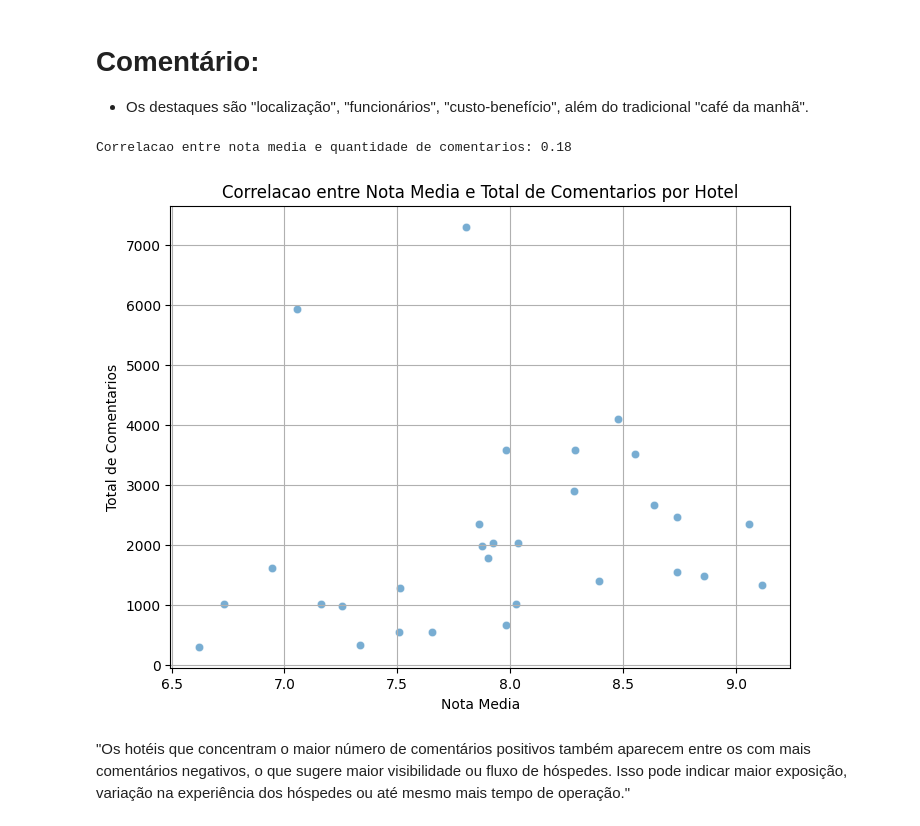
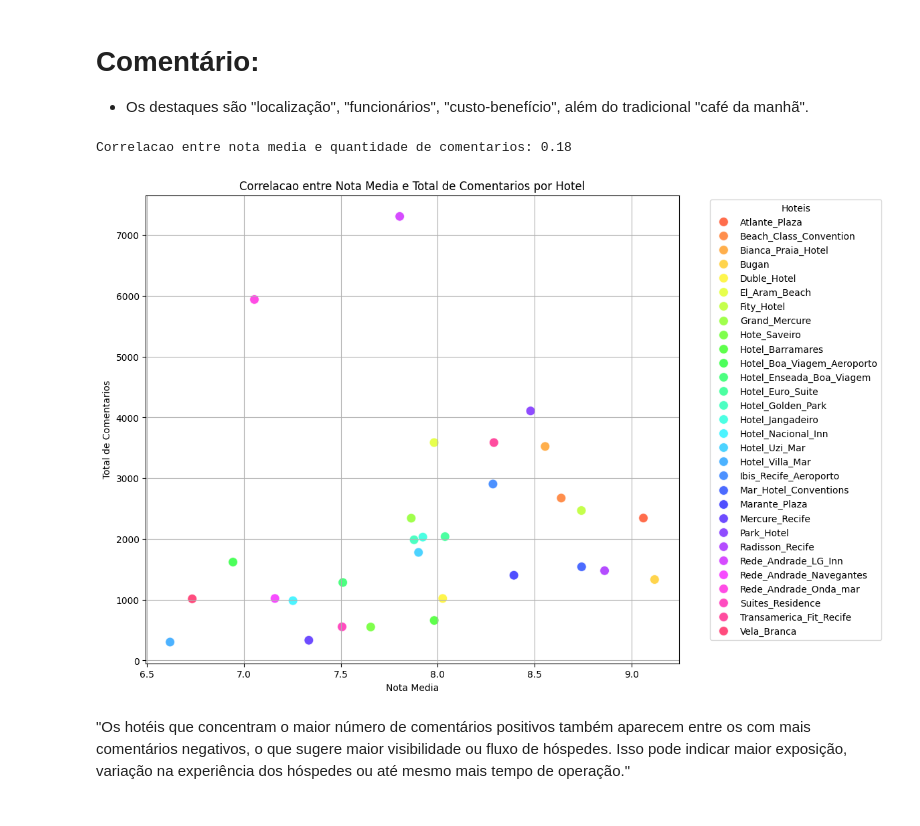
Before and after one commit to vicent777/tcc, a Jupyter notebook: espacializacao_hoteis/analise_exploratoria_20250416.ipynb, the cells around one changed output. Drawn from its saved outputs; the diff is of its cells as text; code cells hidden in the pictures.

```diff
--- a/espacializacao_hoteis/analise_exploratoria_20250416.ipynb
+++ b/espacializacao_hoteis/analise_exploratoria_20250416.ipynb
@@ -236,25 +236,27 @@ plt.show()
 # %%
 # Quantidade total de comentários por hotel
 comentarios_totais = data.groupby('hotel')[['comentario_positivo', 'comentario_negativo']].count()
 comentarios_totais['total_comentarios'] = comentarios_totais['comentario_positivo'] + comentarios_totais['comentario_negativo']
 nota_media = data.groupby('hotel')['nota'].mean()
 df_corr = comentarios_totais.join(nota_media)
 
 # Calculo da correlacao
 correlacao = df_corr[['nota', 'total_comentarios']].corr().iloc[0, 1]
 print(f"Correlacao entre nota media e quantidade de comentarios: {correlacao:.2f}\n")
 
 # Scatter plot com alpha
-plt.figure(figsize=(8, 6))
-sns.scatterplot(data=df_corr, x='nota', y='total_comentarios', alpha=0.6)
+plt.figure(figsize=(12, 8))
+sns.scatterplot(data=df_corr, x='nota', y='total_comentarios', alpha=0.7, hue = 'hotel', palette= 'hsv', s=100)
 plt.title('Correlacao entre Nota Media e Total de Comentarios por Hotel')
 plt.xlabel('Nota Media')
 plt.ylabel('Total de Comentarios')
+plt.legend(title='Hoteis', bbox_to_anchor=(1.05, 1), loc='upper left')
 plt.grid(True)
+plt.tight_layout()
 plt.show()
 # %% [output]
 Correlacao entre nota media e quantidade de comentarios: 0.18
-[figure, old version]
+[figure, new version]
 # %% [markdown]
 "Os hotéis que concentram o maior número de comentários positivos também aparecem entre os com mais comentários negativos, o que sugere maior visibilidade ou fluxo de hóspedes. Isso pode indicar maior exposição, variação na experiência dos hóspedes ou até mesmo mais tempo de operação."
 # %% [markdown]
```
Also changed, not shown: parts of 3 cells of this notebook.
